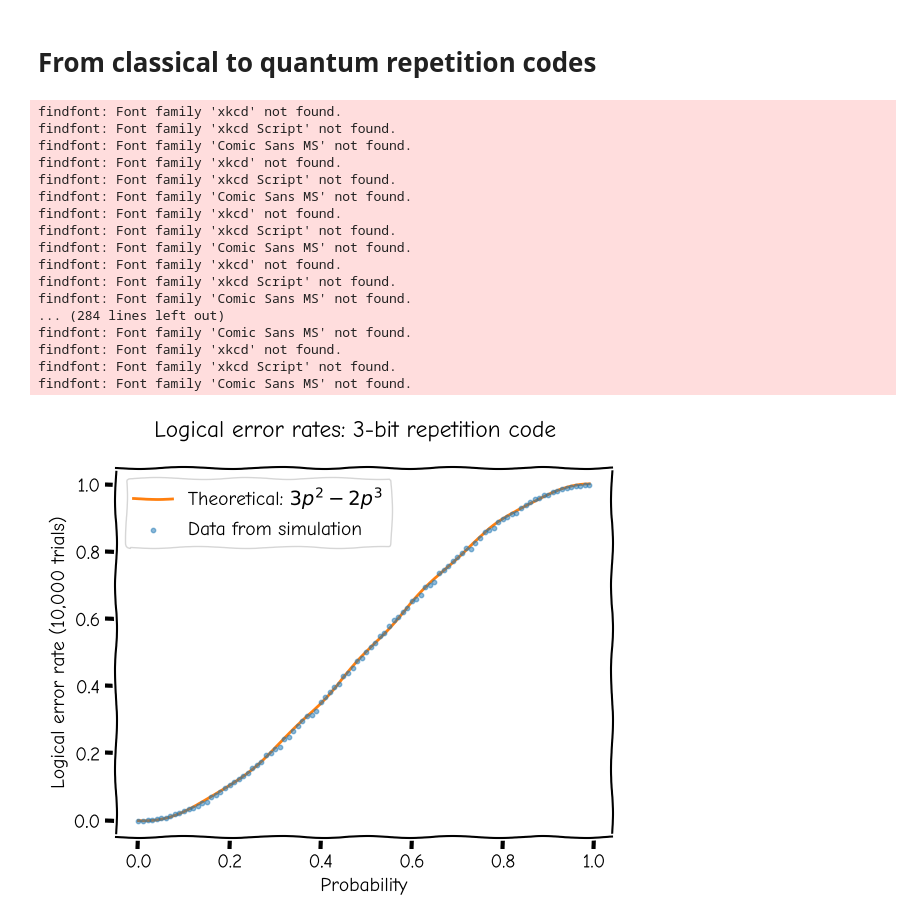
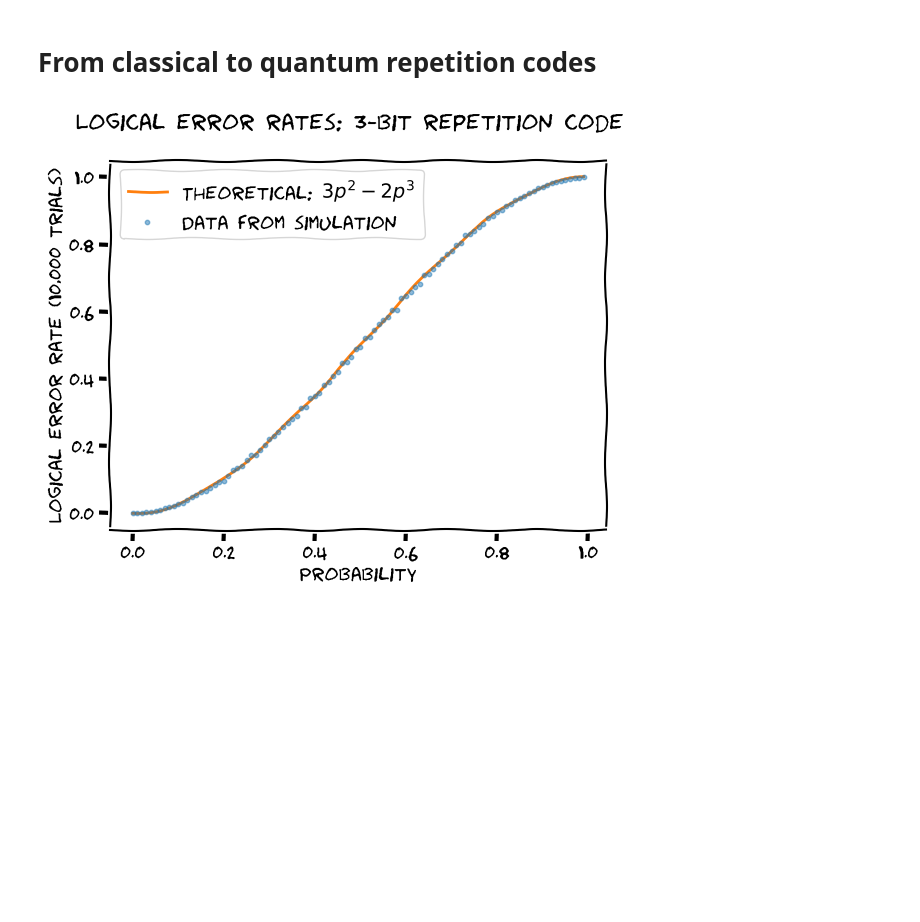
Before and after one commit to aQuetzalcoatlus/quantum-stepping-stones, a Jupyter notebook: 00-The_Basics.ipynb, the cells around one changed output. Saved outputs shown, nothing was run; the diff lists cells and outputs as text; code cells hidden in the pictures; blank space fills up the shorter version.

Commit message:
fix xkcd font issue

```diff
--- a/00-The_Basics.ipynb
+++ b/00-The_Basics.ipynb
@@ -61,36 +61,20 @@ rates_ideal: list[float] = [logical_error_rate_theo(p) for p in p_vals]
 # %%
 cwd: Path = Path.cwd()
 %matplotlib inline
 with plt.xkcd():
+    plt.rcParams["font.family"] = "Humor Sans"   # force this font
     fig_test, ax_test = plt.subplots(1,1)
 
     ax_test.plot(p_vals, rates_ideal, color="C1", label=r"Theoretical: $3p^2 - 2p^3$", zorder=1)
     ax_test.scatter(p_vals, rates, alpha=0.5, s=10, label=r"Data from simulation")
     ax_test.set_ylabel("Logical error rate (10,000 trials)")
     ax_test.set_xlabel("Probability")
 
     ax_test.legend()
     # fig_test.show()
     fig_test.suptitle("Logical error rates: 3-bit repetition code")
     fig_test.savefig(cwd / "plots" / "classical_error_rates.png", dpi=300)
 
-fig_test.show();
+# fig_test.show();
 # %% [output]
-findfont: Font family 'xkcd' not found.
-findfont: Font family 'xkcd Script' not found.
-findfont: Font family 'Comic Sans MS' not found.
-findfont: Font family 'xkcd' not found.
-findfont: Font family 'xkcd Script' not found.
-findfont: Font family 'Comic Sans MS' not found.
-findfont: Font family 'xkcd' not found.
-findfont: Font family 'xkcd Script' not found.
-findfont: Font family 'Comic Sans MS' not found.
-findfont: Font family 'xkcd' not found.
-findfont: Font family 'xkcd Script' not found.
-findfont: Font family 'Comic Sans MS' not found.
-... (284 lines left out)
-findfont: Font family 'Comic Sans MS' not found.
-findfont: Font family 'xkcd' not found.
-findfont: Font family 'xkcd Script' not found.
-findfont: Font family 'Comic Sans MS' not found.
-[figure, old version]
+[figure, new version]
```
Also changed, not shown: 1 other file.
